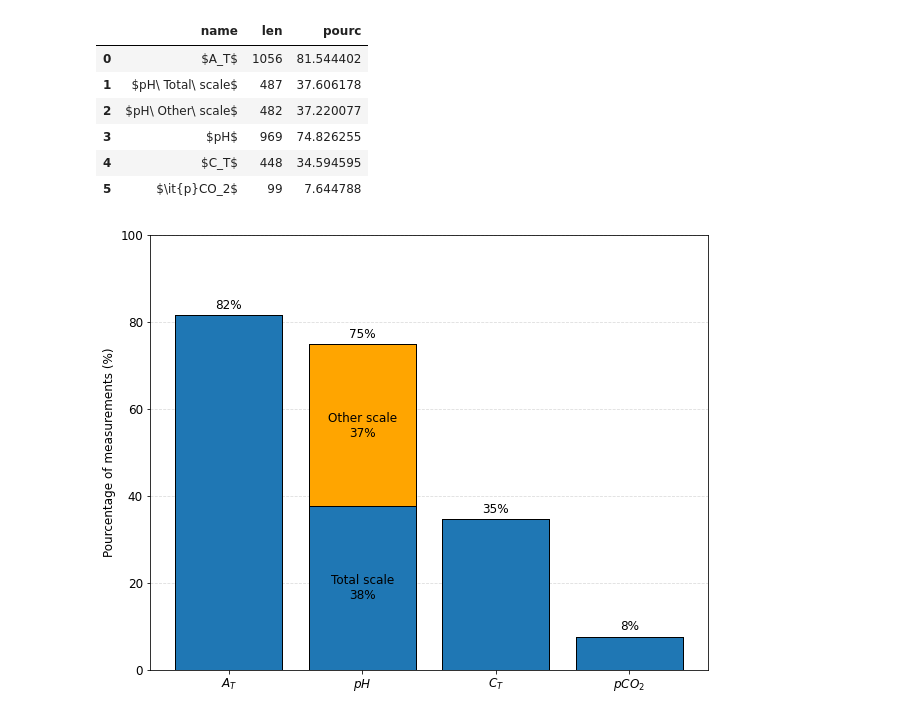
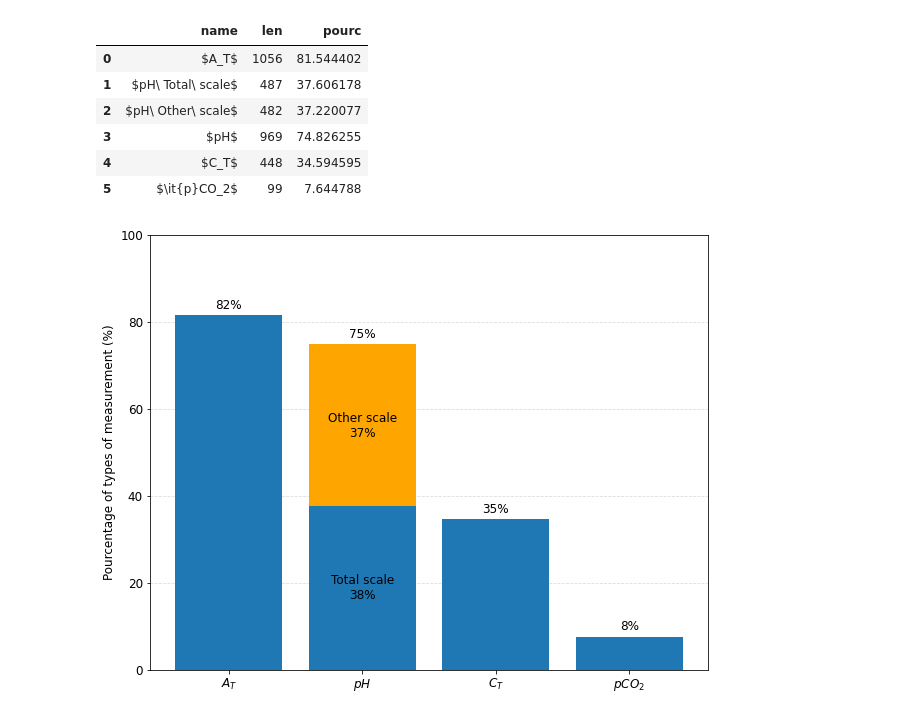
Before and after one commit to PBrockmann/PANGAEA_Scraping, a Jupyter notebook: PANGAEA_getData_ex1.py.ipynb, the cells around one changed output. Saved outputs shown, nothing was run; the diff lists cells and outputs as text; code cells hidden in the pictures.

```diff
--- a/PANGAEA_getData_ex1.py.ipynb
+++ b/PANGAEA_getData_ex1.py.ipynb
@@ -593,51 +558,51 @@ fig, ax = plt.subplots(figsize=[10 ,8])
 widthBar = 0.8
 
 plt.bar(x1, y1,
-        linestyle='-', edgecolor="black",
+        linestyle='',
         width=widthBar,
         zorder=3,
-        color='#1f77b4', label="aaa")
+        color='#1f77b4')
 plt.bar(x2, y2,
-        linestyle='-', edgecolor="black",
+        linestyle='',
         bottom = df['pourc'][1],
         width=widthBar,
         zorder=3,
         color='orange')
 plt.bar(x3, y3,
-        linestyle='-', edgecolor="black",
+        linestyle='',
         width=widthBar,
         zorder=3,
         fill=None)
 
 plt.xticks(fontsize = 12)
 plt.yticks(fontsize = 12)
-ax.set_ylabel("Pourcentage of measurements (%)", fontsize=12)
+ax.set_ylabel("Pourcentage of types of measurement (%)", fontsize=12)
 ax.set_ylim([0,100])
 ax.grid(axis='y', zorder=0, color='gainsboro', linestyle='--')
 
 for i,p in enumerate(ax.containers[0].patches):
     if i == 1:
         ax.annotate(
                 'Total scale\n' + str(int(np.round(p.get_height()))) + '%',
                 (p.get_x()+p.get_width()/2.,
                  p.get_y()+p.get_height()/2),
                 ha='center', va='center',
                 xytext=(0, 0), textcoords='offset points', fontsize=12)
 
 for p in ax.containers[1].patches:
         ax.annotate(
                 'Other scale\n' + str(int(np.round(p.get_height()))) + '%',
                 (p.get_x()+p.get_width()/2.,
                  p.get_y()+p.get_height()/2),
                 ha='center', va='center',
                 xytext=(0, 0), textcoords='offset points', fontsize=12)
 
 for p in ax.containers[2].patches:
         ax.annotate(
                 str(int(np.round(p.get_height()))) + '%',
                 (p.get_x()+p.get_width()/2.,
                  p.get_y()+p.get_height()),
                 ha='center', va='center',
                 xytext=(0, 10), textcoords='offset points', fontsize=12)
 # %% [output]
-[figure, old version]
+[figure, new version]
```
Also changed, not shown: parts of 4 cells of this notebook, 2 other files.
